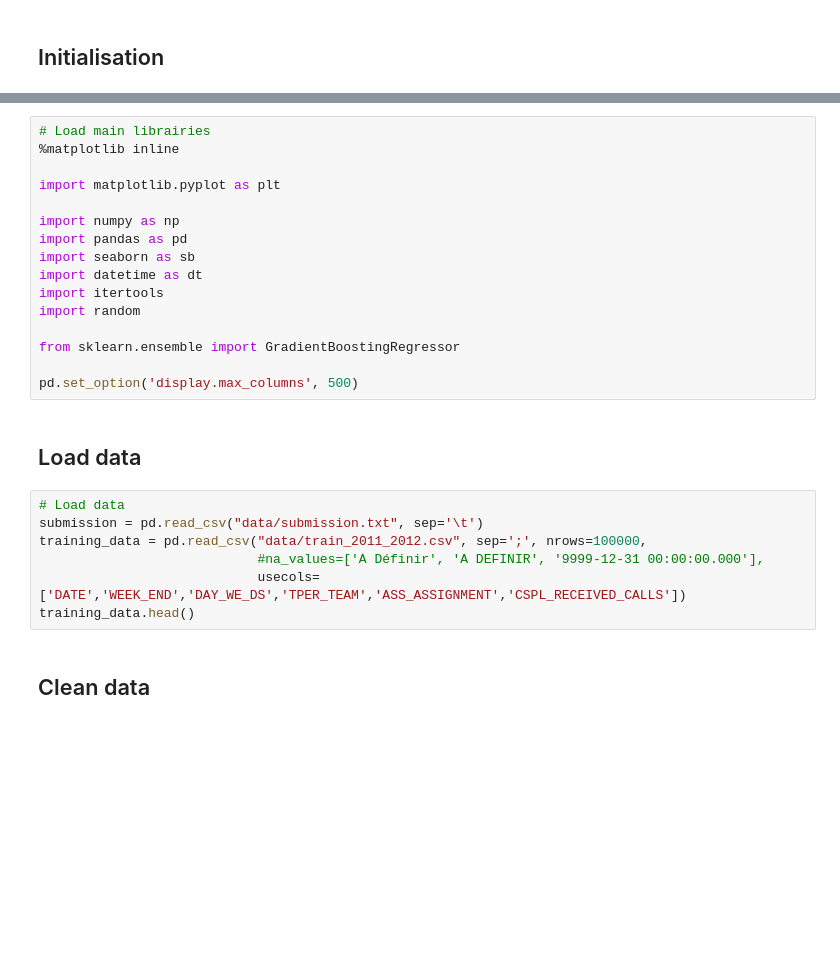
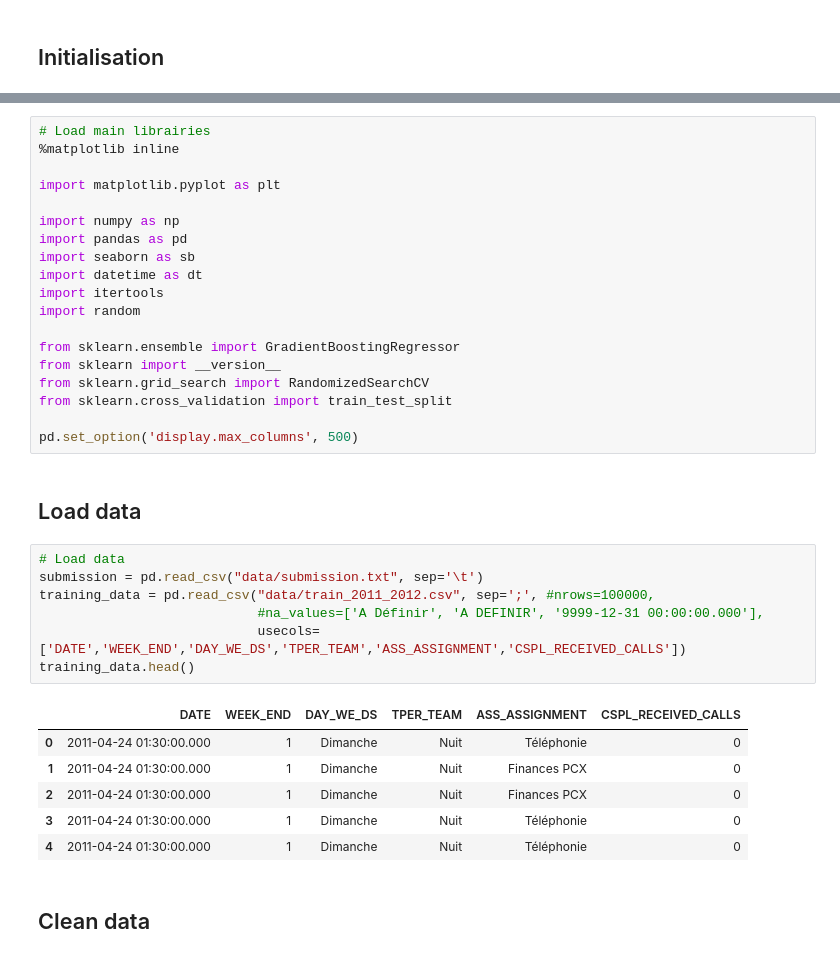
Before and after one commit to rafaeldelavergne/INF582_AXA_Challenge, a Jupyter notebook: notebook.ipynb, the cells around one changed output, grey strips where cells are left out. Cells and saved outputs as stored; diff of their text form; blank space fills up the shorter version.

Commit message:
Commit with search for all data

```diff
--- a/notebook.ipynb
+++ b/notebook.ipynb
@@ -19,6 +22,9 @@ import itertools
 import random
 
 from sklearn.ensemble import GradientBoostingRegressor
+from sklearn import __version__
+from sklearn.grid_search import RandomizedSearchCV
+from sklearn.cross_validation import train_test_split
 
 pd.set_option('display.max_columns', 500)
 # %% [markdown]
@@ -26,10 +32,17 @@ pd.set_option('display.max_columns', 500)
 # %%
 # Load data
 submission = pd.read_csv("data/submission.txt", sep='\t')
-training_data = pd.read_csv("data/train_2011_2012.csv", sep=';', nrows=100000,
+training_data = pd.read_csv("data/train_2011_2012.csv", sep=';', #nrows=100000,
                             #na_values=['A Définir', 'A DEFINIR', '9999-12-31 00:00:00.000'],
                             usecols=['DATE','WEEK_END','DAY_WE_DS','TPER_TEAM','ASS_ASSIGNMENT','CSPL_RECEIVED_CALLS'])
 training_data.head()
+# %% [output]
+|  | DATE | WEEK_END | DAY_WE_DS | TPER_TEAM | ASS_ASSIGNMENT | CSPL_RECEIVED_CALLS |
+| 0 | 2011-04-24 01:30:00.000 | 1 | Dimanche | Nuit | Téléphonie | 0 |
+| 1 | 2011-04-24 01:30:00.000 | 1 | Dimanche | Nuit | Finances PCX | 0 |
+| 2 | 2011-04-24 01:30:00.000 | 1 | Dimanche | Nuit | Finances PCX | 0 |
+| 3 | 2011-04-24 01:30:00.000 | 1 | Dimanche | Nuit | Téléphonie | 0 |
+| 4 | 2011-04-24 01:30:00.000 | 1 | Dimanche | Nuit | Téléphonie | 0 |
 # %% [markdown]
 ## Clean data
 # %%
```
Also changed, not shown: parts of 7 cells of this notebook.
